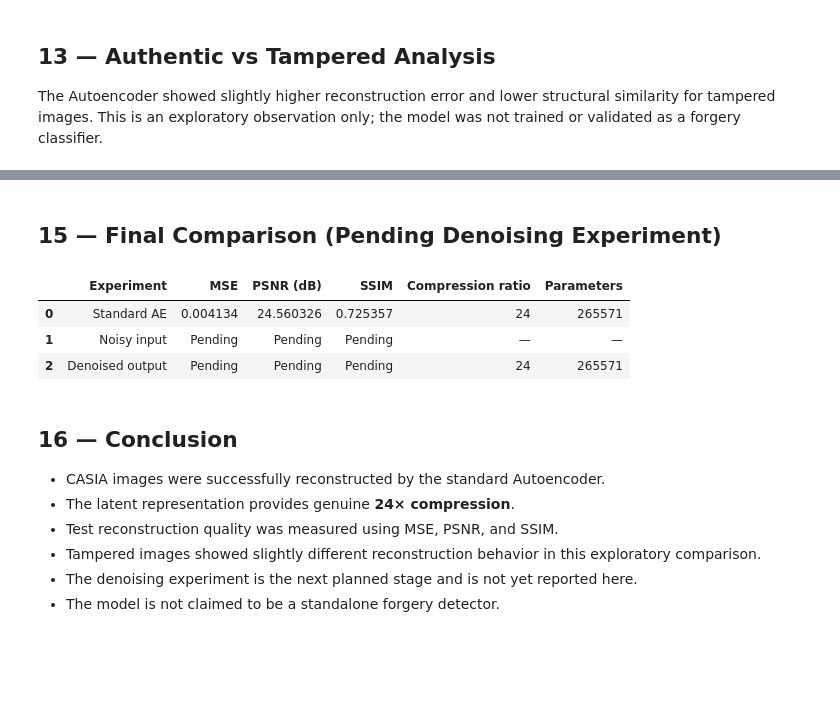
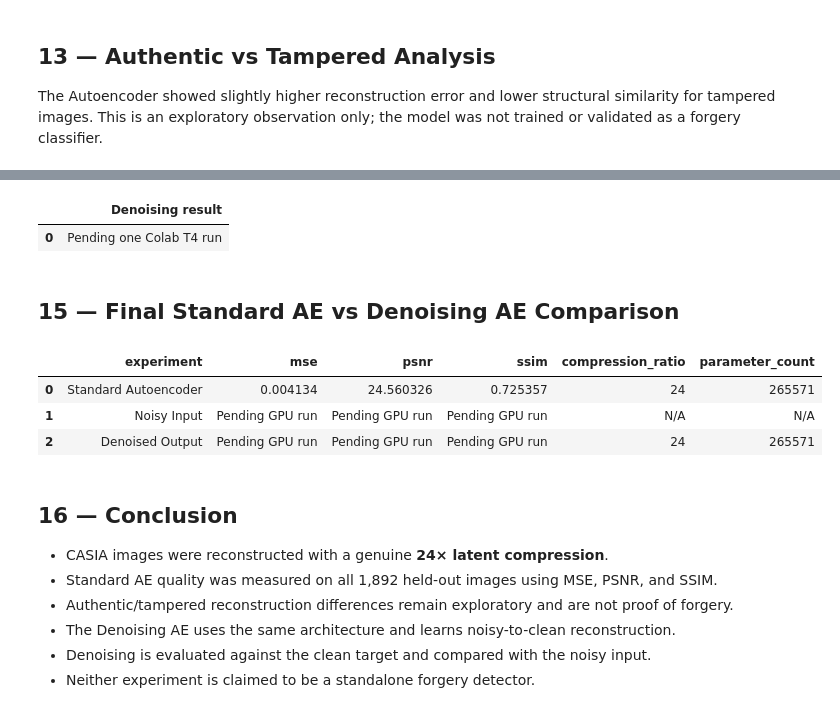
Before and after one commit to chetanraje27/Digital-Evidence-GenAI, a Jupyter notebook: notebooks/Autoencoder_CASIA_Complete_Demo.ipynb, the cells around one changed output, grey strips where cells are left out. Cells and saved outputs as stored; diff of their text form; code cells hidden in the pictures; blank space fills up the shorter version.

```diff
--- a/notebooks/Autoencoder_CASIA_Complete_Demo.ipynb
+++ b/notebooks/Autoencoder_CASIA_Complete_Demo.ipynb
@@ -21,25 +24,32 @@ The Autoencoder objectives are image reconstruction, meaningful dimensionality r
 # %% [markdown]
 ## 2 — Environment and GPU
 # %%
-%pip install -q kagglehub Pillow matplotlib numpy pandas scikit-image
-
-import os, sys, subprocess, platform
+import os, sys, platform, subprocess
 from pathlib import Path
 import torch
 
-PROJECT_ROOT = Path("/content/Digital-Evidence-GenAI") if Path("/content").exists() else Path.cwd().resolve()
-if Path("/content").exists():
+IS_COLAB = Path("/content").exists()
+if IS_COLAB:
+    PROJECT_ROOT = Path("/content/Digital-Evidence-GenAI")
     if not PROJECT_ROOT.exists():
         subprocess.run(["git", "clone", REPO_URL, str(PROJECT_ROOT)], check=True)
     else:
         subprocess.run(["git", "-C", str(PROJECT_ROOT), "pull", "--ff-only"], check=True)
+else:
+    root_candidates = [Path.cwd().resolve(), Path.cwd().resolve().parent]
+    PROJECT_ROOT = next(
+        (root for root in root_candidates if (root / "src/autoencoder.py").is_file()), None
+    )
+    assert PROJECT_ROOT is not None, "Open this notebook from the project repository in VS Code."
+
 os.chdir(PROJECT_ROOT)
 sys.path.insert(0, str(PROJECT_ROOT / "src"))
 DEVICE = torch.device("cuda" if torch.cuda.is_available() else "cpu")
-GPU_NAME = torch.cuda.get_device_name(0) if torch.cuda.is_available() else "Not available"
+GPU_NAME = torch.cuda.get_device_name(0) if torch.cuda.is_available() else "Not available (saved GPU results are loaded)"
 print("Python:", platform.python_version())
 print("PyTorch:", torch.__version__)
 print("CUDA available:", torch.cuda.is_available())
 print("GPU:", GPU_NAME)
 print("Selected device:", DEVICE)
+print("Project root:", PROJECT_ROOT)
 # %% [output]
@@ -320,22 +406,50 @@ Reserved for the next experiment. It will add configurable Gaussian noise (`nois
+# %%
+if DAE_RESULTS_READY:
+    dae_history = pd.read_csv(dae_history_path)
+    display(pd.DataFrame({
+        "Result": ["Epochs completed", "Best epoch", "Best validation loss", "Training GPU", "Training time (s)"],
+        "Value": [
+            dae_training_summary["epochs_completed"], dae_training_summary["best_epoch"],
+            dae_training_summary["best_validation_loss"], dae_training_summary["gpu"],
+            dae_training_summary["training_time_seconds"],
+        ],
+    }))
+    display(NotebookImage(filename=str(PROJECT_ROOT/"outputs/ae/dae_training_curve.png")))
+    display(NotebookImage(filename=str(PROJECT_ROOT/"outputs/ae/denoising_comparison_grid.png")))
+    display(pd.DataFrame([
+        {"Input": "Noisy input", **dae_metrics["noisy_input"]},
+        {"Input": "Denoised output", **dae_metrics["denoised_output"]},
+    ]))
+    display(pd.DataFrame([dae_metrics["improvement"]]))
+else:
+    display(pd.DataFrame({"Denoising result": ["Pending one Colab T4 run"]}))
+# %% [output]
+|  | Denoising result |
+| 0 | Pending one Colab T4 run |
 # %% [markdown]
-## 15 — Final Comparison (Pending Denoising Experiment)
+## 15 — Final Standard AE vs Denoising AE Comparison
 # %%
-display(pd.DataFrame([
-    ["Standard AE", overall["mse_mean"], overall["psnr_mean"], overall["ssim_mean"], 24, 265571],
-    ["Noisy input", "Pending", "Pending", "Pending", "—", "—"],
-    ["Denoised output", "Pending", "Pending", "Pending", 24, 265571],
-], columns=["Experiment", "MSE", "PSNR (dB)", "SSIM", "Compression ratio", "Parameters"]))
+if DAE_RESULTS_READY:
+    final_comparison = pd.read_csv(PROJECT_ROOT / "results/ae_final_comparison.csv")
+else:
+    standard = test_metrics["overall"]
+    final_comparison = pd.DataFrame([
+        ["Standard Autoencoder", standard["mse_mean"], standard["psnr_mean"], standard["ssim_mean"], 24, 265571],
+        ["Noisy Input", "Pending GPU run", "Pending GPU run", "Pending GPU run", "N/A", "N/A"],
+        ["Denoised Output", "Pending GPU run", "Pending GPU run", "Pending GPU run", 24, 265571],
+    ], columns=["experiment", "mse", "psnr", "ssim", "compression_ratio", "parameter_count"])
+display(final_comparison)
 # %% [output]
-|  | Experiment | MSE | PSNR (dB) | SSIM | Compression ratio | Parameters |
-| 0 | Standard AE | 0.004134 | 24.560326 | 0.725357 | 24 | 265571 |
-| 1 | Noisy input | Pending | Pending | Pending | — | — |
-| 2 | Denoised output | Pending | Pending | Pending | 24 | 265571 |
+|  | experiment | mse | psnr | ssim | compression_ratio | parameter_count |
+| 0 | Standard Autoencoder | 0.004134 | 24.560326 | 0.725357 | 24 | 265571 |
+| 1 | Noisy Input | Pending GPU run | Pending GPU run | Pending GPU run | N/A | N/A |
+| 2 | Denoised Output | Pending GPU run | Pending GPU run | Pending GPU run | 24 | 265571 |
 # %% [markdown]
 ## 16 — Conclusion
 
-- CASIA images were successfully reconstructed by the standard Autoencoder.
-- The latent representation provides genuine **24× compression**.
-- Test reconstruction quality was measured using MSE, PSNR, and SSIM.
-- Tampered images showed slightly different reconstruction behavior in this exploratory comparison.
-- The denoising experiment is the next planned stage and is not yet reported here.
-- The model is not claimed to be a standalone forgery detector.
+- CASIA images were reconstructed with a genuine **24× latent compression**.
+- Standard AE quality was measured on all 1,892 held-out images using MSE, PSNR, and SSIM.
+- Authentic/tampered reconstruction differences remain exploratory and are not proof of forgery.
+- The Denoising AE uses the same architecture and learns noisy-to-clean reconstruction.
+- Denoising is evaluated against the clean target and compared with the noisy input.
+- Neither experiment is claimed to be a standalone forgery detector.
```
Also changed, not shown: parts of 12 cells of this notebook, 3 other files.
